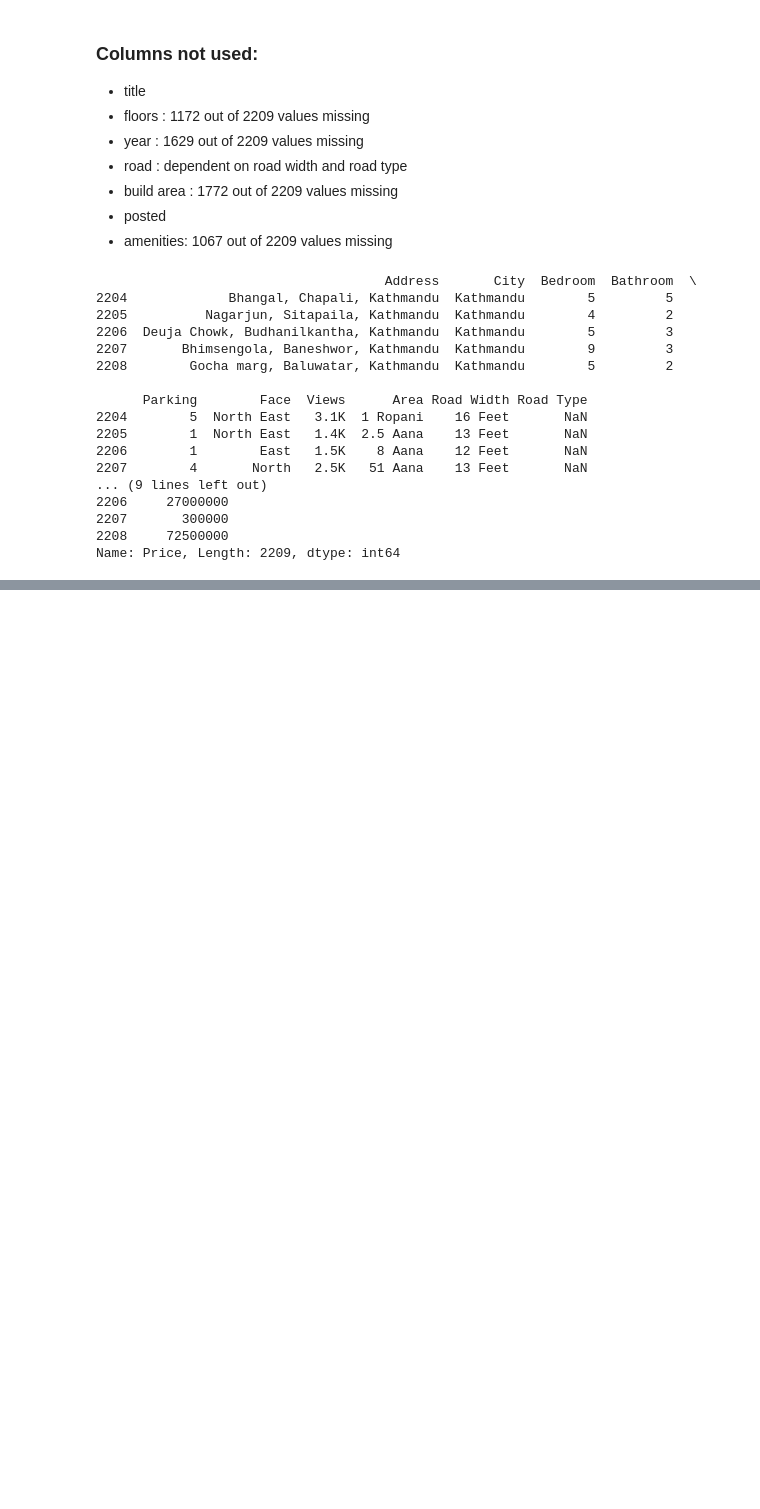
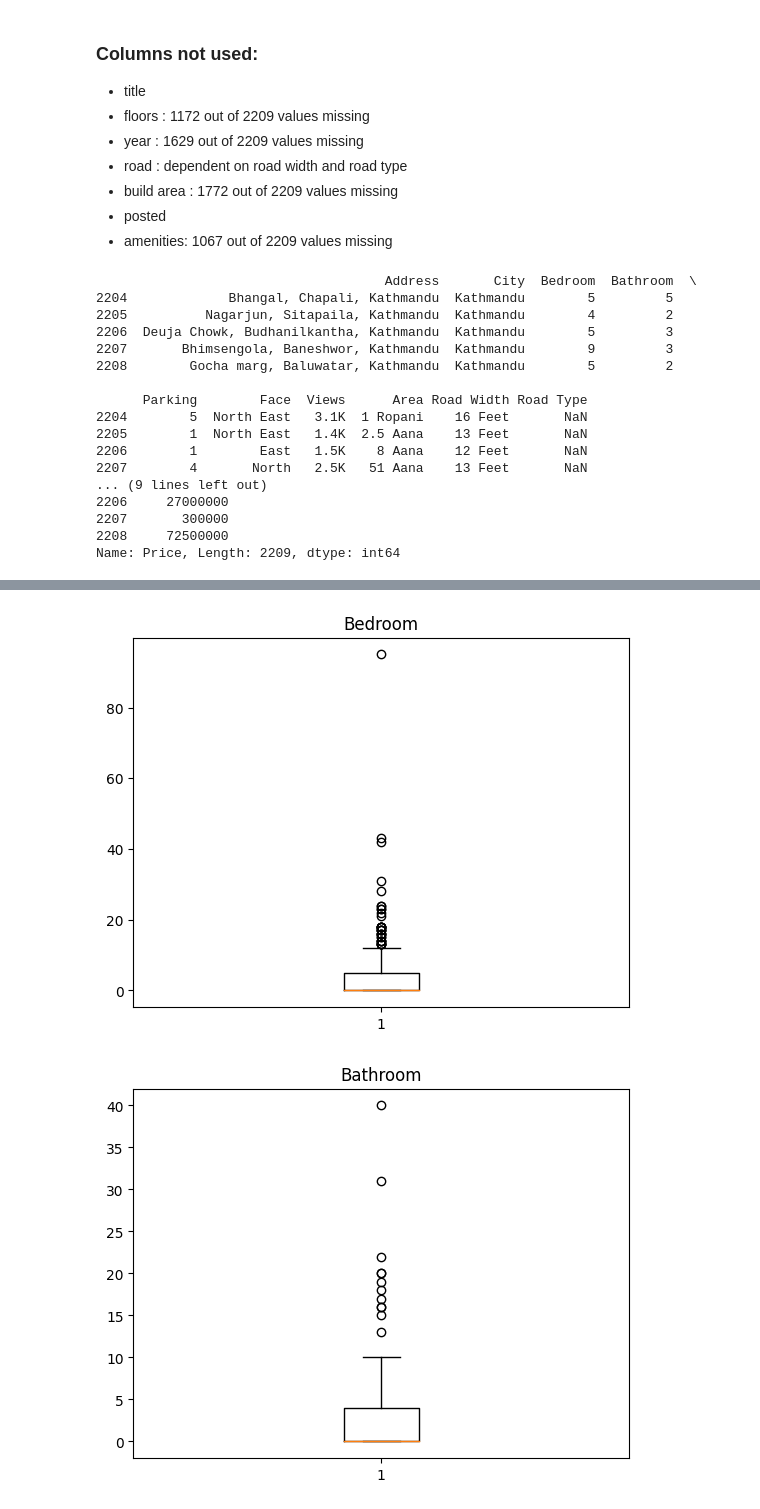
Before and after one commit to thenaivekid/House-Price-Prediction, a Jupyter notebook: housingPricePrediction.ipynb, the cells around one changed output, grey strips where cells are left out. Drawn from its saved outputs; the diff is of its cells as text; code cells hidden in the pictures; blank space fills up the shorter version.

```diff
--- a/housingPricePrediction.ipynb
+++ b/housingPricePrediction.ipynb
@@ -180,0 +248,10 @@ Name: Area, Length: 2209, dtype: float64
+# %%
+for col in X_1.columns:
+    if X_1[col].dtype != object:  # plot only numeric columns
+        fig, ax = plt.subplots()
+        ax.boxplot(X_1[col])
+        ax.set_title(col)
+        plt.show()
+# %% [output]
+[figure, added]
+[figure, added]
```
Also changed, not shown: parts of 14 cells of this notebook.
